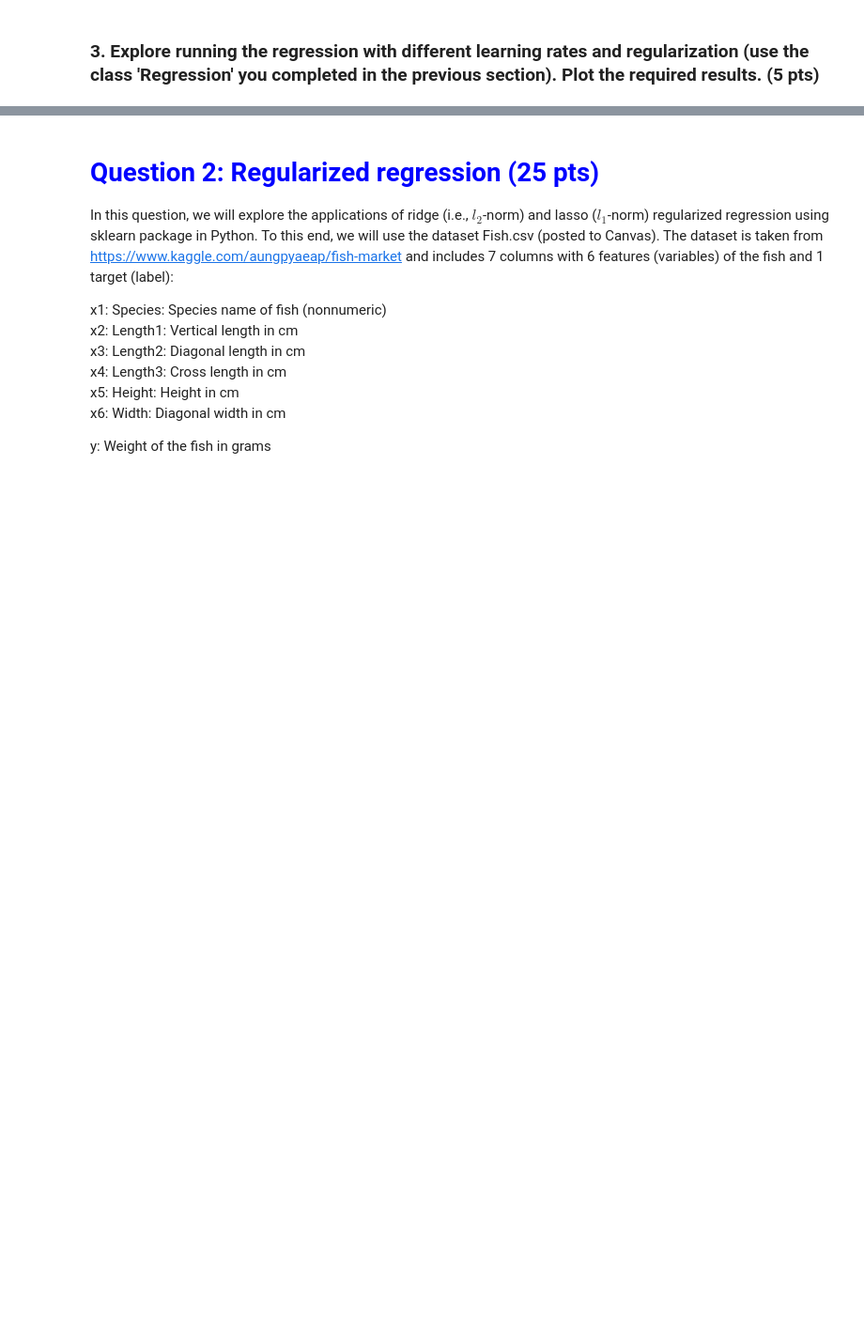
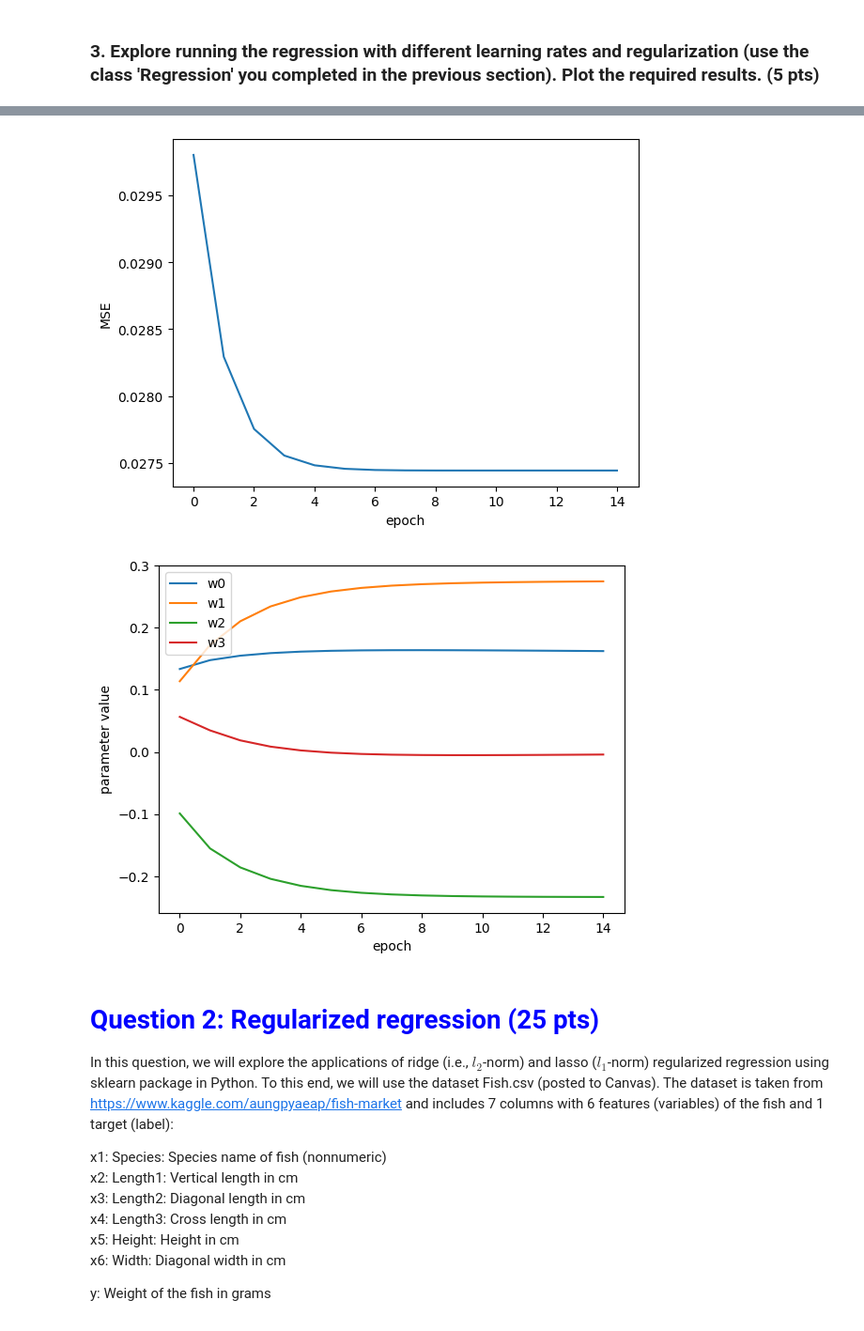
Before and after one commit to jag2k2/ut-stat-ml, a Jupyter notebook: HW2/Homework2Programming.ipynb, the cells around one changed output, grey strips where cells are left out. Shown at 94% size. Drawn from its saved outputs; the diff is of its cells as text; code cells hidden in the pictures; blank space fills up the shorter version.

```diff
--- a/HW2/Homework2Programming.ipynb
+++ b/HW2/Homework2Programming.ipynb
@@ -113,3 +217,9 @@ $$w_3(t+1) = w_3(t) - \eta*\frac{\delta L}{\delta w_3} = w_3(t) - 2\eta*(y_i - (
+# %%
+model = Regression(0.01, 0, 15)
+model.fit(X, y, plot=True)
+# %% [output]
+[figure, added]
+[figure, added]
 # %% [markdown]
 # <font color='blue'> Question 2: Regularized regression (25 pts)</font>
 In this question, we will explore the applications of ridge (i.e., $l_2$-norm) and lasso ($l_1$-norm) regularized regression using sklearn package in Python. To this end, we will use the dataset Fish.csv (posted to Canvas). The dataset is taken from https://www.kaggle.com/aungpyaeap/fish-market and includes 7 columns with 6 features (variables) of the fish and 1 target (label):
```
Also changed, not shown: parts of 6 cells of this notebook.
